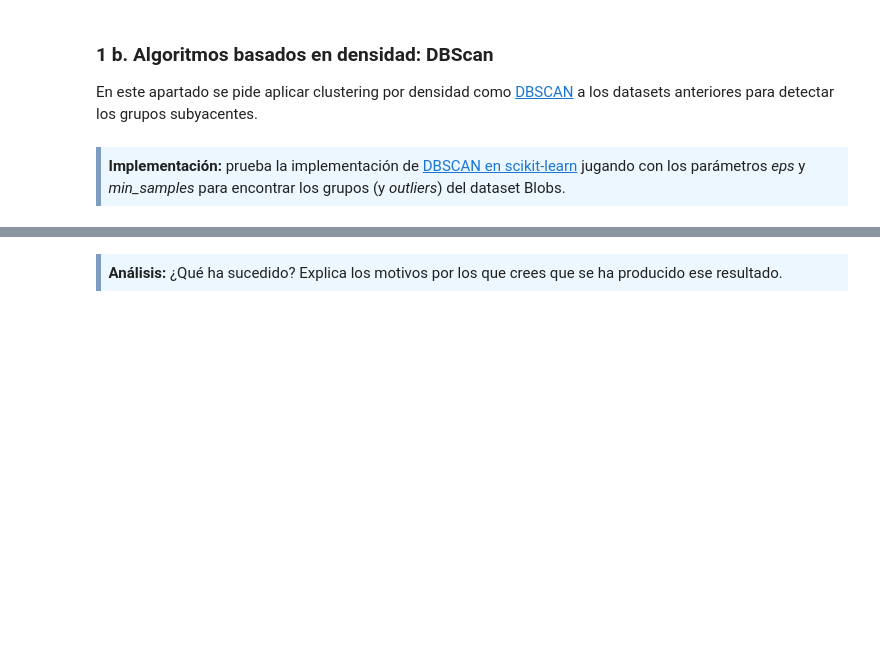
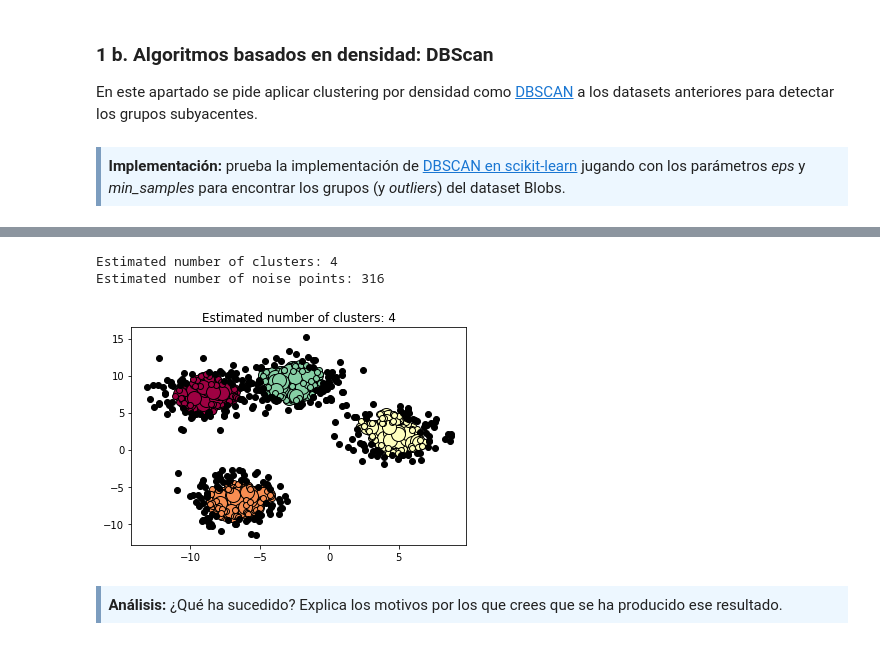
Before and after one commit to franjmelchor/Mod_Av_Min_Datos_PEC2, a Jupyter notebook: code/20202_M2.855_PEC2-Enunciado.ipynb, the cells around one changed output, grey strips where cells are left out. Saved outputs shown, nothing was run; the diff lists cells and outputs as text; code cells hidden in the pictures; blank space fills up the shorter version.

```diff
--- a/code/20202_M2.855_PEC2-Enunciado.ipynb
+++ b/code/20202_M2.855_PEC2-Enunciado.ipynb
@@ -253,3 +321,9 @@ X, y = X_blobs, y_blobs
+# %%
+print_dbscan(labels)
+# %% [output]
+Estimated number of clusters: 4
+Estimated number of noise points: 316
+[figure, added]
 # %% [markdown]
 <div style="background-color: #EDF7FF; border-color: #7C9DBF; border-left: 5px solid #7C9DBF; padding: 0.5em;">
 <strong>Análisis:</strong> ¿Qué ha sucedido? Explica los motivos por los que crees que se ha producido ese resultado.
```
Also changed, not shown: parts of 90 cells of this notebook.
